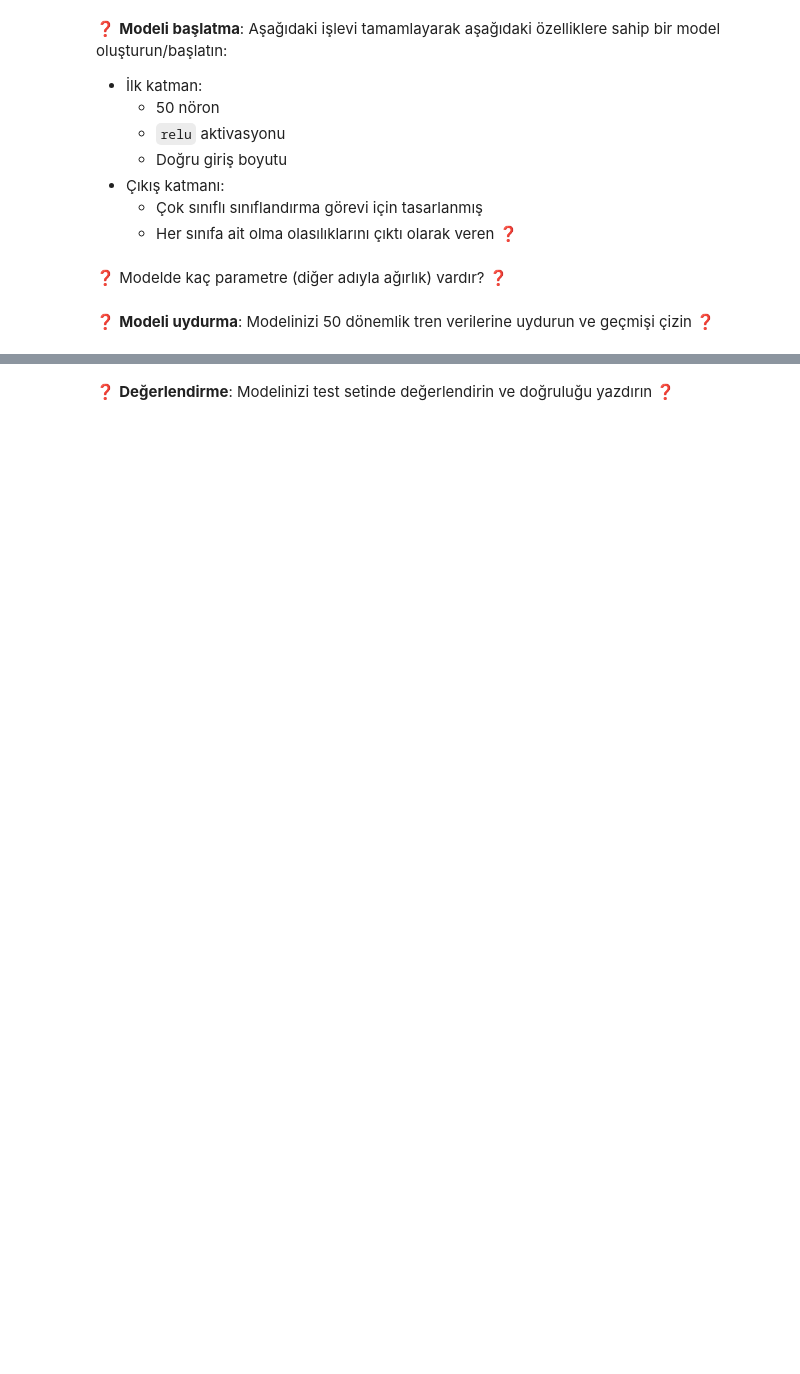
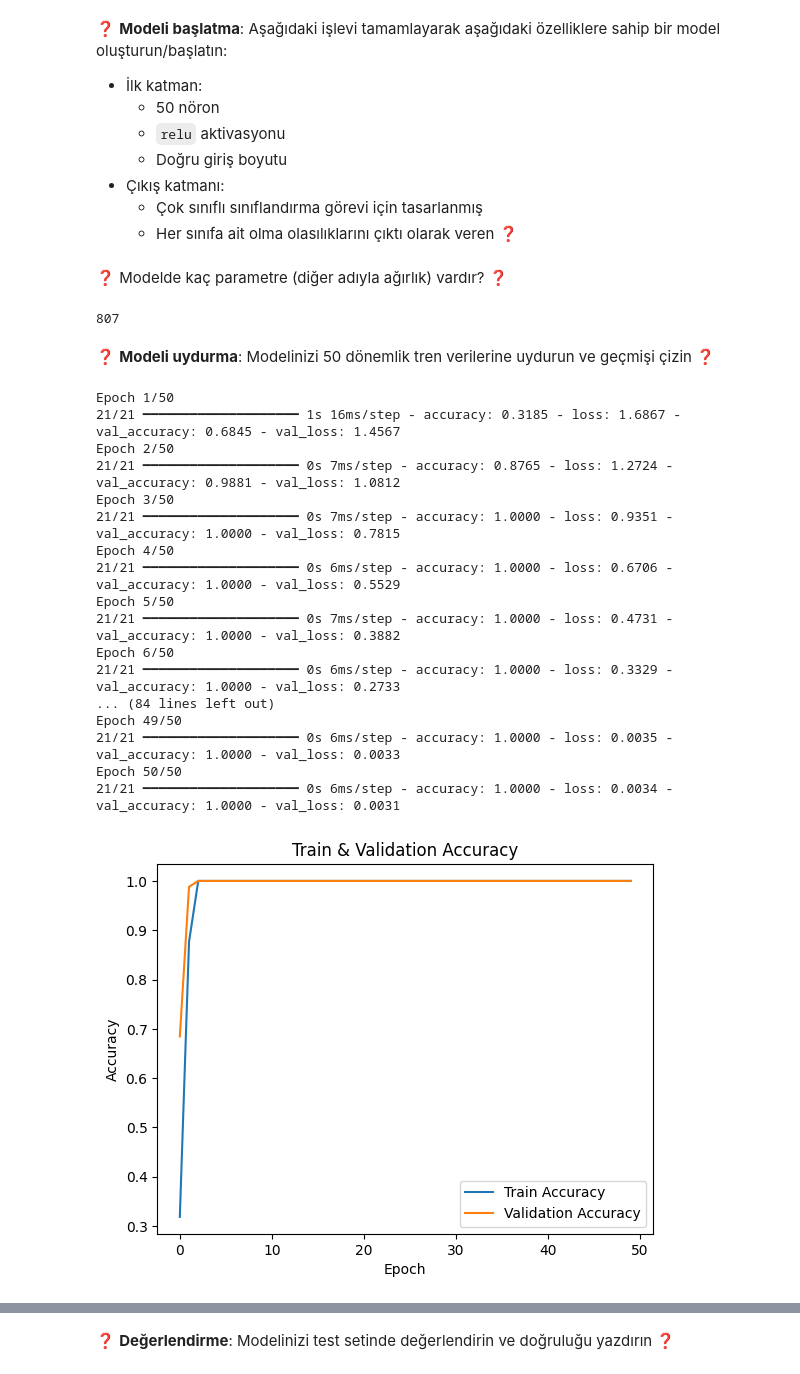
Before and after one commit to zeynepdilaytoptas/S18D2-S-Data-multiclass-classification, a Jupyter notebook: multiclass_classification.ipynb, the cells around one changed output, grey strips where cells are left out. Cells and saved outputs as stored; diff of their text form; code cells hidden in the pictures; blank space fills up the shorter version.

```diff
--- a/multiclass_classification.ipynb
+++ b/multiclass_classification.ipynb
@@ -119,0 +240,10 @@ Derin Öğrenmede, herhangi bir Makine Öğrenimi algoritmasında olduğu gibi,
+# %%
+from sklearn.preprocessing import StandardScaler
+
+scaler = StandardScaler()
+X_train_scaled = scaler.fit_transform(X_train)
+X_test_scaled = scaler.transform(X_test)
+
+
+print("X_train_scaled shape:", X_train_scaled.shape)
+print("X_test_scaled shape:", X_test_scaled.shape)
@@ -127,13 +260,20 @@ Derin Öğrenmede, herhangi bir Makine Öğrenimi algoritmasında olduğu gibi,
    - Çok sınıflı sınıflandırma görevi için tasarlanmış
    - Her sınıfa ait olma olasılıklarını çıktı olarak veren ❓
 # %%
+from tensorflow.keras.models import Sequential
+from tensorflow.keras.layers import Dense,Input
+
 def initialize_model():
 
     #############################
     #  1 - Model mimarisi   #
     #############################
+    model = Sequential([
+       Input(shape=(8,)),
+       Dense(50, activation="relu"),
+       Dense(7, activation="softmax")
+])
 
-    pass  # SENİN KODUN BURAYA
 
     #############################
     #  2 - Optimizasyon Yöntemi #
@@ -153,2 +291,7 @@ model = initialize_model()
+# %%
+num_of_params = 807
+num_of_params
+# %% [output]
+807
 # %% [markdown]
 ❓ **Modeli uydurma**: Modelinizi 50 dönemlik tren verilerine uydurun ve geçmişi çizin ❓
@@ -156,0 +298,47 @@ model = initialize_model()
+# %%
+history = model.fit(
+    X_train_scaled,
+    y_train,
+    epochs=50,
+    batch_size=32,
+    validation_split=0.2,
+    verbose=1
+)
+
+
+plt.figure()
+plt.plot(history.history["accuracy"], label="Train Accuracy")
+plt.plot(history.history["val_accuracy"], label="Validation Accuracy")
+plt.xlabel("Epoch")
+plt.ylabel("Accuracy")
+plt.title("Train & Validation Accuracy")
+plt.legend()
+plt.show()
+
+plt.figure()
+plt.plot(history.history["loss"], label="Train Loss")
+plt.plot(history.history["val_loss"], label="Validation Loss")
+plt.xlabel("Epoch")
+plt.ylabel("Loss")
+plt.title("Train & Validation Loss")
+plt.legend()
+plt.show()
+# %% [output]
+Epoch 1/50
+21/21 ━━━━━━━━━━━━━━━━━━━━ 1s 16ms/step - accuracy: 0.3185 - loss: 1.6867 - val_accuracy: 0.6845 - val_loss: 1.4567
+Epoch 2/50
+21/21 ━━━━━━━━━━━━━━━━━━━━ 0s 7ms/step - accuracy: 0.8765 - loss: 1.2724 - val_accuracy: 0.9881 - val_loss: 1.0812
+Epoch 3/50
+21/21 ━━━━━━━━━━━━━━━━━━━━ 0s 7ms/step - accuracy: 1.0000 - loss: 0.9351 - val_accuracy: 1.0000 - val_loss: 0.7815
+Epoch 4/50
+21/21 ━━━━━━━━━━━━━━━━━━━━ 0s 6ms/step - accuracy: 1.0000 - loss: 0.6706 - val_accuracy: 1.0000 - val_loss: 0.5529
+Epoch 5/50
+21/21 ━━━━━━━━━━━━━━━━━━━━ 0s 7ms/step - accuracy: 1.0000 - loss: 0.4731 - val_accuracy: 1.0000 - val_loss: 0.3882
+Epoch 6/50
+21/21 ━━━━━━━━━━━━━━━━━━━━ 0s 6ms/step - accuracy: 1.0000 - loss: 0.3329 - val_accuracy: 1.0000 - val_loss: 0.2733
+... (84 lines left out)
+Epoch 49/50
+21/21 ━━━━━━━━━━━━━━━━━━━━ 0s 6ms/step - accuracy: 1.0000 - loss: 0.0035 - val_accuracy: 1.0000 - val_loss: 0.0033
+Epoch 50/50
+21/21 ━━━━━━━━━━━━━━━━━━━━ 0s 6ms/step - accuracy: 1.0000 - loss: 0.0034 - val_accuracy: 1.0000 - val_loss: 0.0031
+[figure, added]
```
Also changed, not shown: parts of 28 cells of this notebook.
